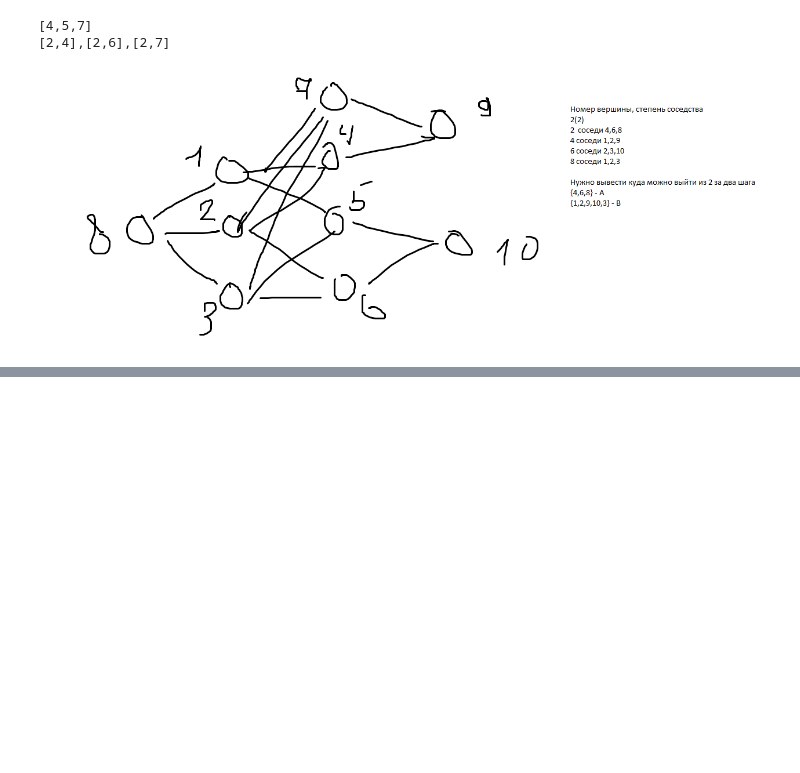
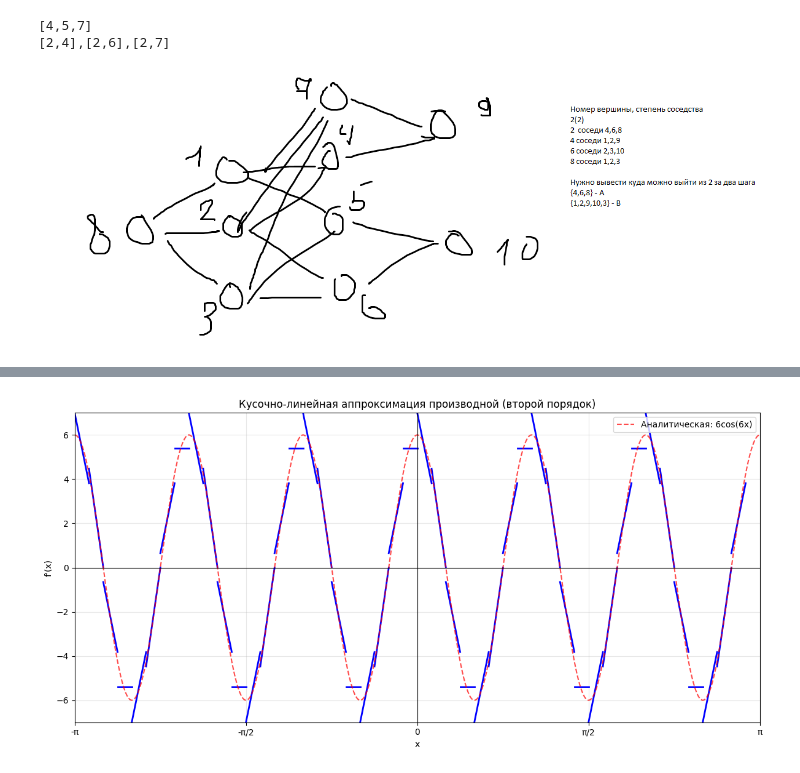
Before and after one commit to Vladimir-Kozomazov/Vladimir-Kozomazov.github.io, a Jupyter notebook: Софа_матмод.ipynb, the cells around one changed output, grey strips where cells are left out. Cells and saved outputs as stored; diff of their text form; code cells hidden in the pictures; blank space fills up the shorter version.

```diff
--- a/Софа_матмод.ipynb
+++ b/Софа_матмод.ipynb
@@ -1720,0 +1880,77 @@ print(edges['2'])
+# %%
+import numpy as np
+import matplotlib.pyplot as plt
+
+# Параметры
+a, b = -np.pi, np.pi
+n = 49  # количество точек
+x_i = np.linspace(a, b, n)
+y_i = np.sin(6 * x_i)
+
+# Шаги
+h = np.diff(x_i)  # h_i
+
+# Первые разностные производные на интервалах
+k_i = (y_i[1:] - y_i[:-1]) / h
+
+# Вторые разности (для линейной аппроксимации)
+# Доступны только для i от 0 до n-3 (т.к. нужны k_{i+1})
+n_intervals = len(k_i)  # = n-1
+n_segments = n_intervals - 1  # = n-2
+
+# Массивы для хранения линейных сегментов
+x_left = x_i[:-2]       # левая граница сегмента [x_i, x_{i+1}]
+x_right = x_i[1:-1]     # правая граница
+x_mid = (x_left + x_right) / 2  # центр интервала
+
+# Для визуализации: построим кусочно-линейную функцию на каждом интервале
+plt.figure(figsize=(12, 6))
+
+for i in range(n_segments):
+    x0, x1 = x_i[i], x_i[i+1]
+
+    k0 = k_i[i]
+    k1 = k_i[i+1]
+
+    x2 = x_i[i+2]
+    denom = x2 - x0
+
+    # Линейная функция: y'(x) = A*x + B
+    A = (k1 - k0) / denom
+
+    x_mid = (x0 + x1) / 2
+    y_mid = k0 + (k1 - k0) / denom * (2*x_mid - x0 - x1)
+
+    # Строим линейную функцию на интервале
+    x_plot = np.linspace(x0, x1, 20)
+    y_plot = A * (2*x_plot - x0 - x1) + k0
+    plt.plot(x_plot, y_plot, 'b-', linewidth=2)
+
+# Добавим аналитическую производную для сравнения
+x_fine = np.linspace(a, b, 1000)
+y_analytic = 6 * np.cos(6 * x_fine)
+plt.plot(x_fine, y_analytic, 'r--', linewidth=1.5, alpha=0.7, label='Аналитическая: 6cos(6x)')
+
+# Оформление
+plt.axhline(0, color='black', linewidth=0.8)
+plt.axvline(0, color='black', linewidth=0.8)
+plt.grid(True, alpha=0.3)
+plt.xlim(a, b)
+plt.ylim(-7, 7)
+plt.xlabel('x')
+plt.ylabel("f'(x)")
+plt.title('Кусочно-линейная аппроксимация производной (второй порядок)')
+
+# Метки на осях
+xticks = [-np.pi, -np.pi/2, 0, np.pi/2, np.pi]
+xtick_labels = ['-π', '-π/2', '0', 'π/2', 'π']
+plt.xticks(xticks, xtick_labels)
+
+yticks = [-6, -4, -2, 0, 2, 4, 6]
+plt.yticks(yticks)
+
+plt.legend()
+plt.tight_layout()
+plt.show()
+# %% [output]
+[figure, added]
```
Also changed, not shown: parts of 8 cells of this notebook.
